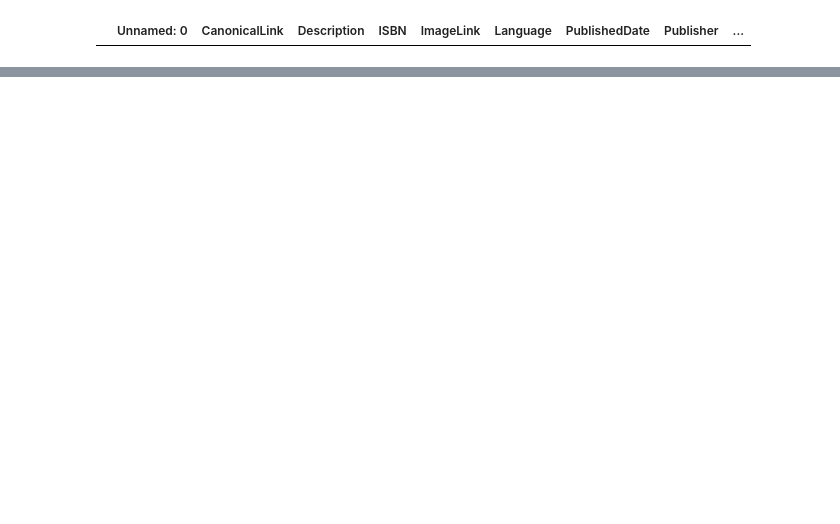
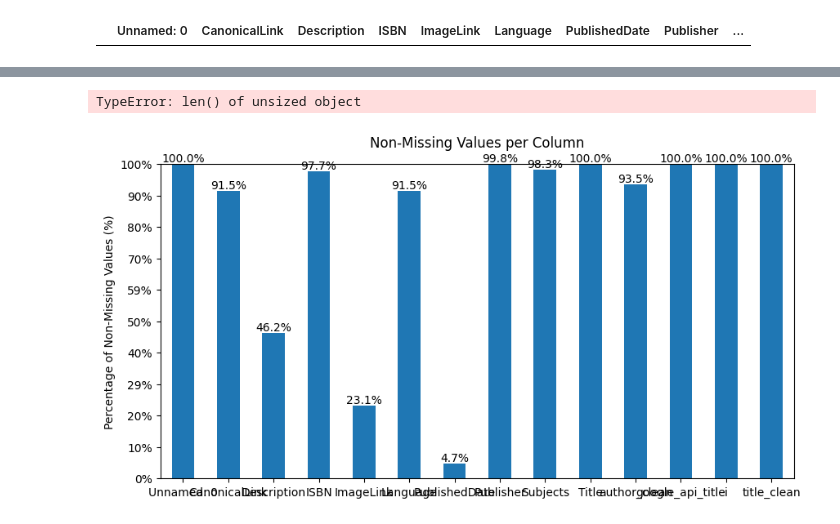
Before and after one commit to ML-brooowss/ML, a Jupyter notebook: amelie.ipynb, the cells around one changed output, grey strips where cells are left out. Drawn from its saved outputs; the diff is of its cells as text; code cells hidden in the pictures; blank space fills up the shorter version.

```diff
--- a/amelie.ipynb
+++ b/amelie.ipynb
@@ -740,0 +773,46 @@ recommended_books
+# %%
+import pandas as pd
+from scipy.sparse import coo_matrix
+from implicit.als import AlternatingLeastSquares
+from implicit.evaluation import precision_at_k
+
+# 1. Load data
+interactions = pd.read_csv("data/interactions_train.csv")  # user_id, book_id
+books = pd.read_csv("data/items.csv")               # book_id, title
+
+# 2. Create mappings (string IDs → numeric)
+user_to_idx = {user: idx for idx, user in enumerate(interactions['u'].unique())}
+book_to_idx = {book: idx for idx, book in enumerate(interactions['i'].unique())}
+idx_to_book = {idx: book for book, idx in book_to_idx.items()}
+
+interactions['user_idx'] = interactions['u'].map(user_to_idx)
+interactions['book_idx'] = interactions['i'].map(book_to_idx)
+
+# 3. Build the sparse user-item interaction matrix
+data = coo_matrix(
+    (1, (interactions['book_idx'], interactions['user_idx']))  # (item, user)
+)
+
+# 4. Train ALS model
+model = AlternatingLeastSquares(factors=50, regularization=0.01, iterations=20)
+model.fit(data)
+
+# 5. Recommend books for a user
+user_id = '1'
+user_idx = user_to_idx[user_id]
+recommended = model.recommend(user_idx, data.T, N=5)
+
+print(f"Recommendations for user {user_id}:")
+
+for book_idx, score in recommended:
+    book_id = idx_to_book[book_idx]
+    title = books.loc[books['book_id'] == book_id, 'title'].values[0]
+    print(f"- {title} (score: {score:.2f})")
+# %% [output]
+TypeError: len() of unsized object
+# %%
+# Google enhanced:
+google_enhanced = pd.read_csv('google_api_enhanced/all_items_enhanced.csv')
+calc_non_missing_percentage(google_enhanced.notnull().sum())
+# %% [output]
+[figure, added]
```
Also changed, not shown: parts of 9 cells of this notebook, 1 other file.
